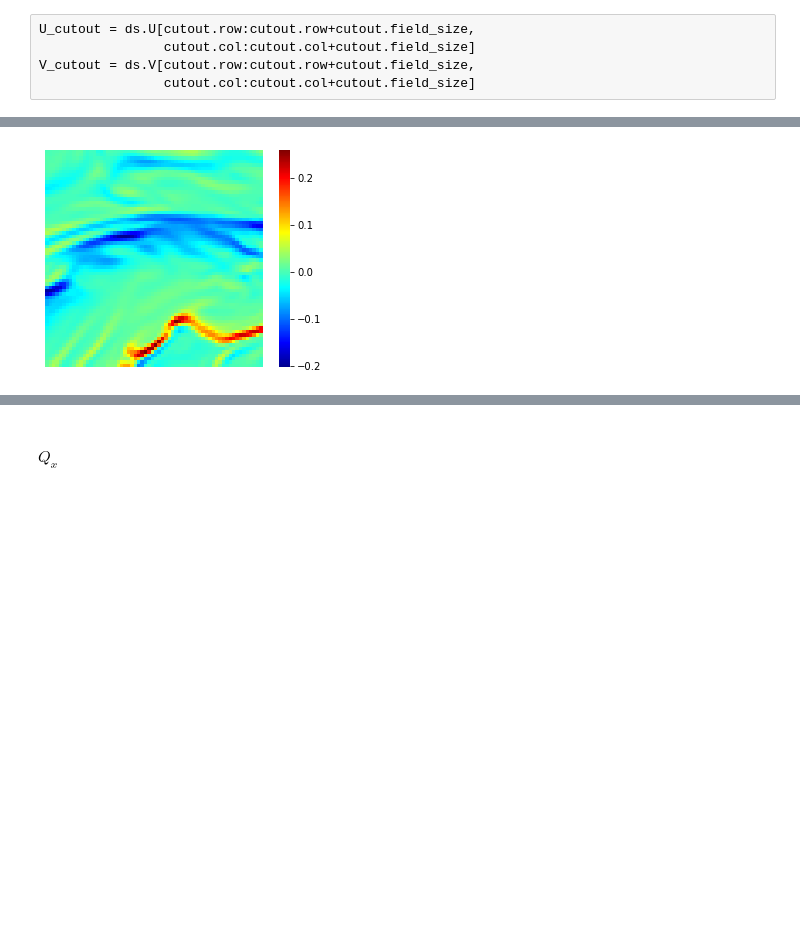
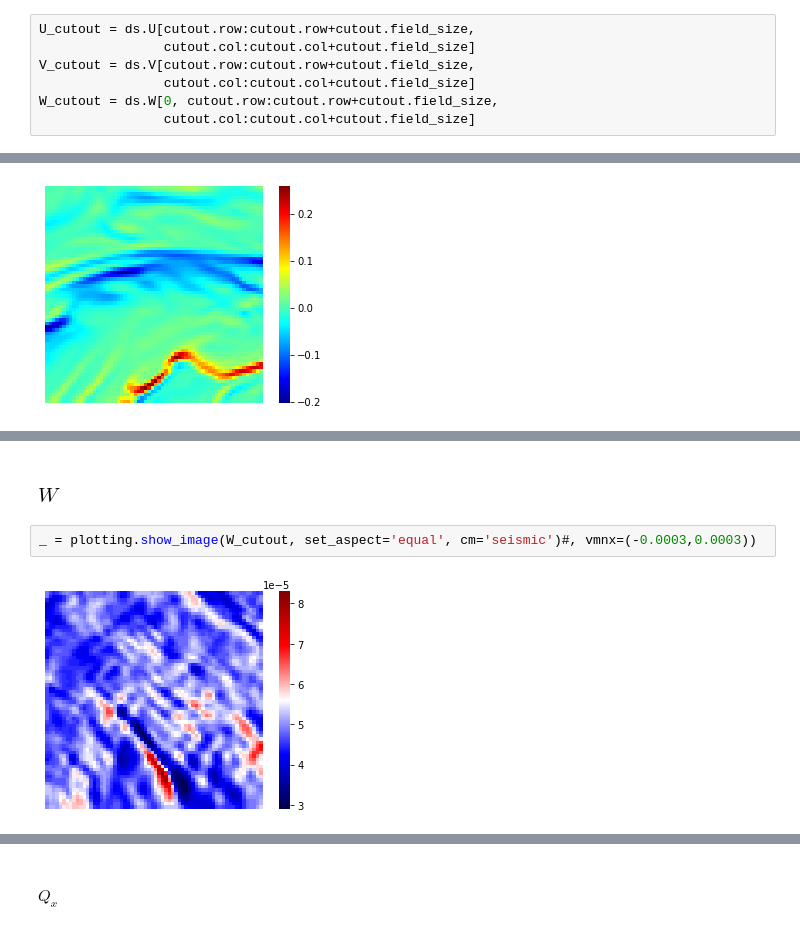
Before and after one commit to AI-for-Ocean-Science/ulmo, a Jupyter notebook: docs/nb/LLC/LLC_Frontogenesis.ipynb, the cells around one changed output, grey strips where cells are left out. Saved outputs shown, nothing was run; the diff lists cells and outputs as text; blank space fills up the shorter version.

```diff
--- a/docs/nb/LLC/LLC_Frontogenesis.ipynb
+++ b/docs/nb/LLC/LLC_Frontogenesis.ipynb
@@ -140,3 +140,5 @@ U_cutout = ds.U[cutout.row:cutout.row+cutout.field_size,
                 cutout.col:cutout.col+cutout.field_size]
 V_cutout = ds.V[cutout.row:cutout.row+cutout.field_size,
                 cutout.col:cutout.col+cutout.field_size]
+W_cutout = ds.W[0, cutout.row:cutout.row+cutout.field_size,
+                cutout.col:cutout.col+cutout.field_size]
@@ -164,0 +183,6 @@ _ = plotting.show_image(dbdy, set_aspect='equal')
+# %% [markdown]
+### $W$
+# %%
+_ = plotting.show_image(W_cutout, set_aspect='equal', cm='seismic')#, vmnx=(-0.0003,0.0003))
+# %% [output]
+[figure, added]
```
Also changed, not shown: parts of 9 cells of this notebook.
